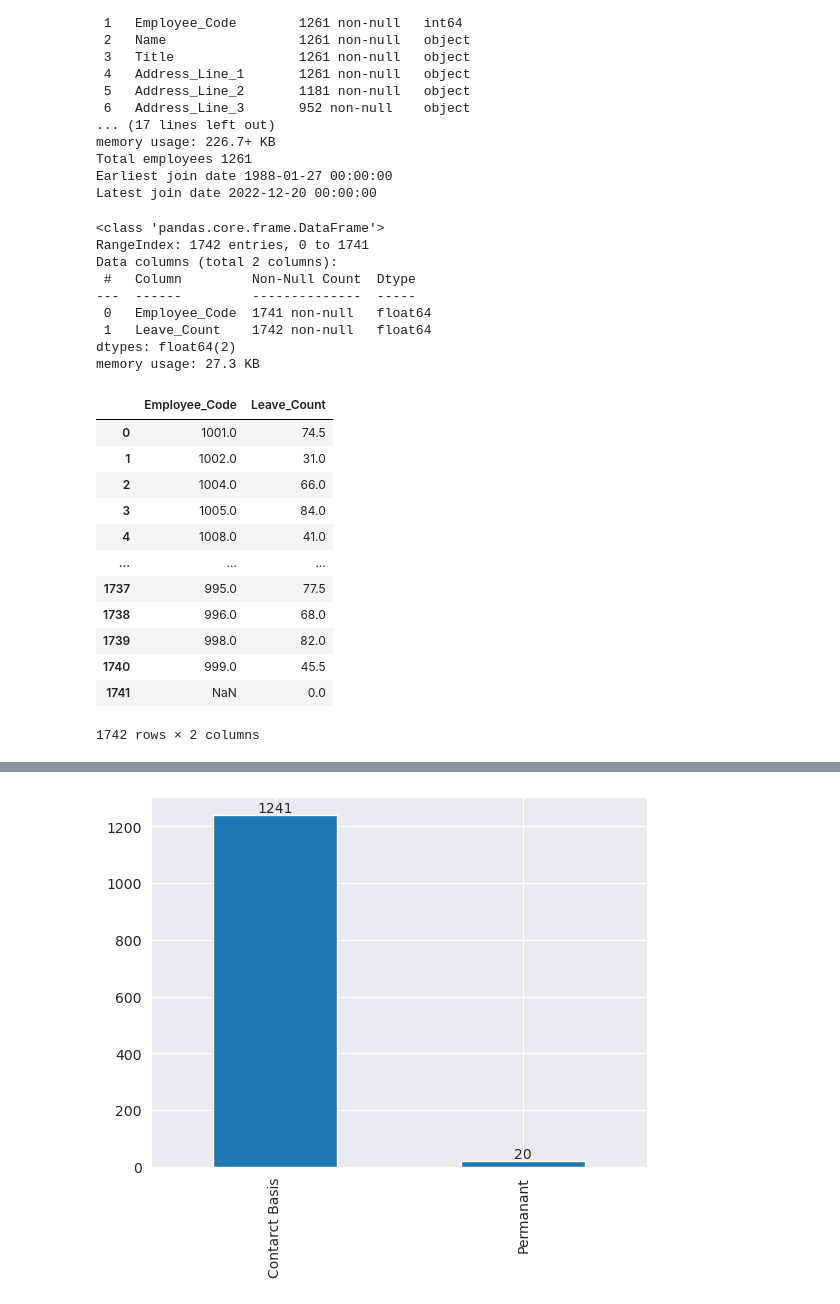
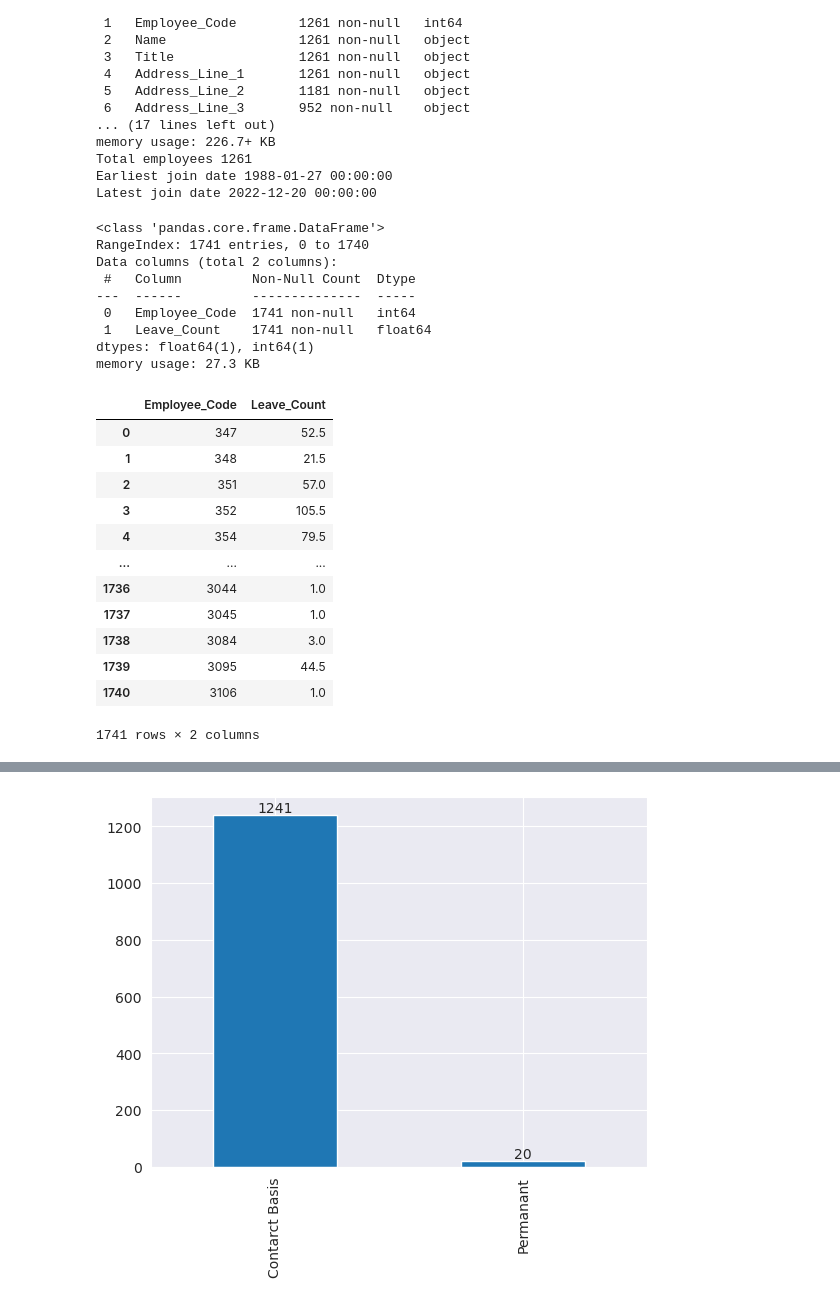
Before and after one commit to pcperera/attrition, a Jupyter notebook: descriptive-employee.ipynb, the cells around one changed output, grey strips where cells are left out. Drawn from its saved outputs; the diff is of its cells as text; code cells hidden in the pictures.

Commit message:
Rename leaves table for more mrening ful names with field naming fixes

```diff
--- a/descriptive-employee.ipynb
+++ b/descriptive-employee.ipynb
@@ -29,37 +29,44 @@ Earliest join date 1988-01-27 00:00:00
 Latest join date 2022-12-20 00:00:00
 # %%
 # Read leaves dataset
-df_leaves = pd.read_csv('data/leaves_clean.csv', names=["Employee_Code", "Leave_Date", "Leave_Factor", "Applied_Date", "Lieu_Leave_Date", "Remarks", "Leave_Category"])
+df_leaves = pd.read_csv('data/leaves_clean.csv')
+df_leaves = df_leaves.rename(columns={'Employee_No': 'Employee_Code',
+                                      'leave_date': 'Leave_Date',
+                                      'Type': 'Leave_Factor',
+                                      'Applied Date': 'Applied_Date',
+                                      'leave_leave_date': 'Lieu_Leave_Date',
+                                      'Remarks': 'Remarks',
+                                      'apply_type': 'Leave_Category'})
 df_leaves_type_map = {'Half Day': 0.5, 'Full Day': 1}
 df_leaves['Leave_Factor'] = df_leaves['Leave_Factor'].map(df_leaves_type_map)
 df_leaves_summary_temp = df_leaves.groupby('Employee_Code')['Leave_Factor'].sum()
 df_leaves_summary = pd.DataFrame({'Employee_Code': df_leaves_summary_temp.index, 'Leave_Count':  df_leaves_summary_temp.values})
 df_leaves_summary['Employee_Code'] = pd.to_numeric(df_leaves_summary['Employee_Code'], errors='coerce')
 df_leaves_summary.info()
 df_leaves_summary
 # %% [output]
 <class 'pandas.core.frame.DataFrame'>
-RangeIndex: 1742 entries, 0 to 1741
+RangeIndex: 1741 entries, 0 to 1740
 Data columns (total 2 columns):
  #   Column         Non-Null Count  Dtype
 ---  ------         --------------  -----
- 0   Employee_Code  1741 non-null   float64
- 1   Leave_Count    1742 non-null   float64
-dtypes: float64(2)
+ 0   Employee_Code  1741 non-null   int64
+ 1   Leave_Count    1741 non-null   float64
+dtypes: float64(1), int64(1)
 memory usage: 27.3 KB
 |  | Employee_Code | Leave_Count |
-| 0 | 1001.0 | 74.5 |
-| 1 | 1002.0 | 31.0 |
-| 2 | 1004.0 | 66.0 |
-| 3 | 1005.0 | 84.0 |
-| 4 | 1008.0 | 41.0 |
+| 0 | 347 | 52.5 |
+| 1 | 348 | 21.5 |
+| 2 | 351 | 57.0 |
+| 3 | 352 | 105.5 |
+| 4 | 354 | 79.5 |
 | ... | ... | ... |
-| 1737 | 995.0 | 77.5 |
-| 1738 | 996.0 | 68.0 |
-| 1739 | 998.0 | 82.0 |
-| 1740 | 999.0 | 45.5 |
-| 1741 | NaN | 0.0 |
+| 1736 | 3044 | 1.0 |
+| 1737 | 3045 | 1.0 |
+| 1738 | 3084 | 3.0 |
+| 1739 | 3095 | 44.5 |
+| 1740 | 3106 | 1.0 |
-1742 rows × 2 columns
+1741 rows × 2 columns
 # %%
 # Group two datasets
 
```
Also changed, not shown: 1 other file.
